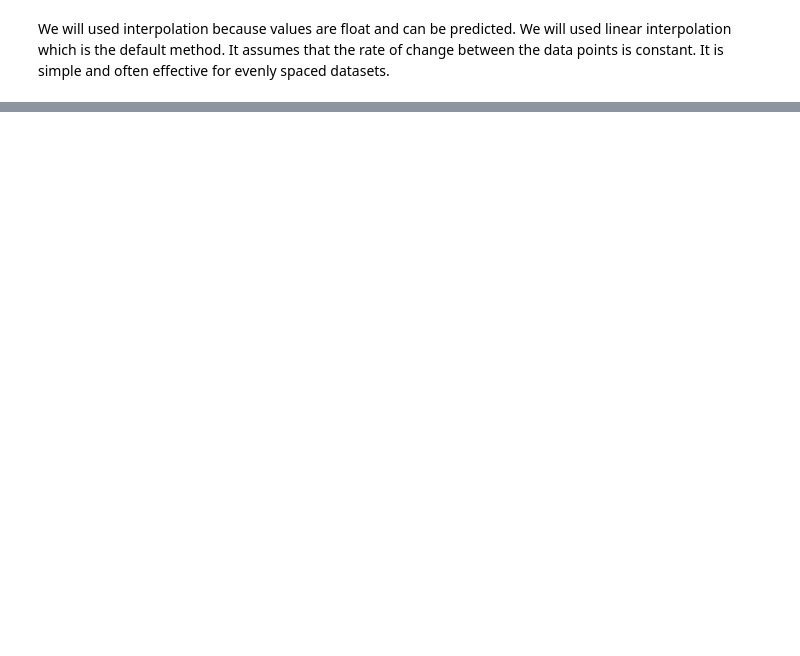
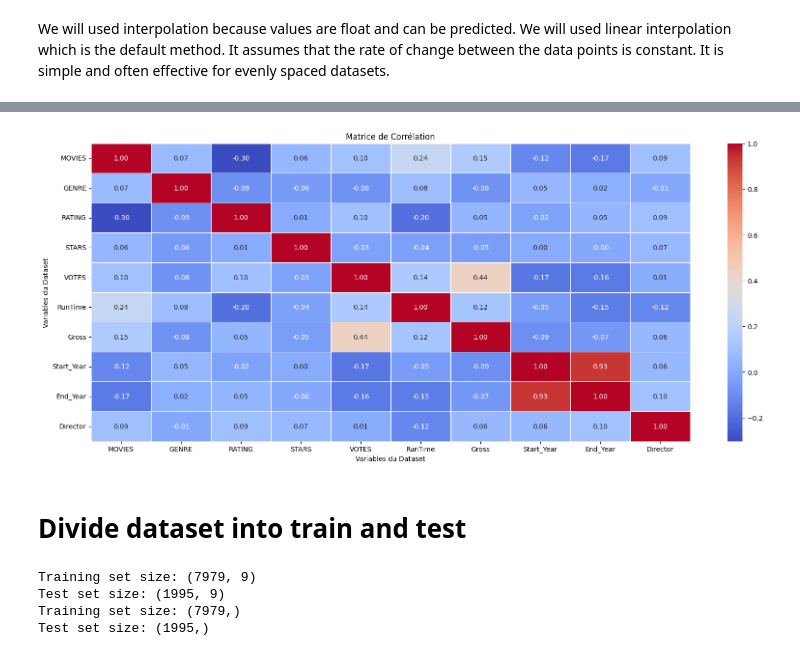
Before and after one commit to Laureoby/movies_cleaning, a Jupyter notebook: movies_dataset_cleaning.ipynb, the cells around one changed output, grey strips where cells are left out. Cells and saved outputs as stored; diff of their text form; code cells hidden in the pictures; blank space fills up the shorter version.

```diff
--- a/movies_dataset_cleaning.ipynb
+++ b/movies_dataset_cleaning.ipynb
@@ -432,0 +405,12 @@ data.drop(['Gross', 'YEAR'], axis=1)
+# %%
+#We prepare dataset
+from sklearn.preprocessing import LabelEncoder
+# Initialisation des encodeurs et des dictionnaires pour chaque colonne
+columns_to_encode = ['MOVIES', 'GENRE', 'STARS', 'Director']
+encoders = {col: LabelEncoder() for col in columns_to_encode}
+label_mapping = {}
+
+# Application de LabelEncoder à chaque colonne et stockage du mappage
+for col in columns_to_encode:
+    data[col] = encoders[col].fit_transform(data[col])
+    label_mapping[col] = {index: label for index, label in enumerate(encoders[col].classes_)}
@@ -432,0 +455,37 @@ data.drop(['Gross', 'YEAR'], axis=1)
+# %%
+corr=data.corr()
+# Configuration de la taille de la figure
+plt.figure(figsize=(20, 8))
+
+# Création de la heatmap de la matrice de corrélation
+sns.heatmap(corr, annot=True, fmt=".2f", cmap='coolwarm', cbar=True, linewidths=.5)
+
+# Ajout du titre et des labels
+plt.title('Matrice de Corrélation')
+plt.xlabel('Variables du Dataset')
+plt.ylabel('Variables du Dataset')
+
+# Affichage du graphique
+plt.show()
+# %% [output]
+[figure, added]
+# %% [markdown]
+# Divide dataset into train and test
+# %%
+from sklearn.model_selection import train_test_split
+
+# X will contain all columns except'VOTES'
+X = data.drop('VOTES', axis=1)
+# y will only contain the column 'VOTES'
+y = data['VOTES']
+# we divide dataset
+X_train, X_test, y_train, y_test = train_test_split(X, y, test_size=0.2, random_state=42)
+print("Training set size:", X_train.shape)
+print("Test set size:", X_test.shape)
+print("Training set size:", y_train.shape)
+print("Test set size:", y_test.shape)
+# %% [output]
+Training set size: (7979, 9)
+Test set size: (1995, 9)
+Training set size: (7979,)
+Test set size: (1995,)
```
Also changed, not shown: parts of 77 cells of this notebook.
